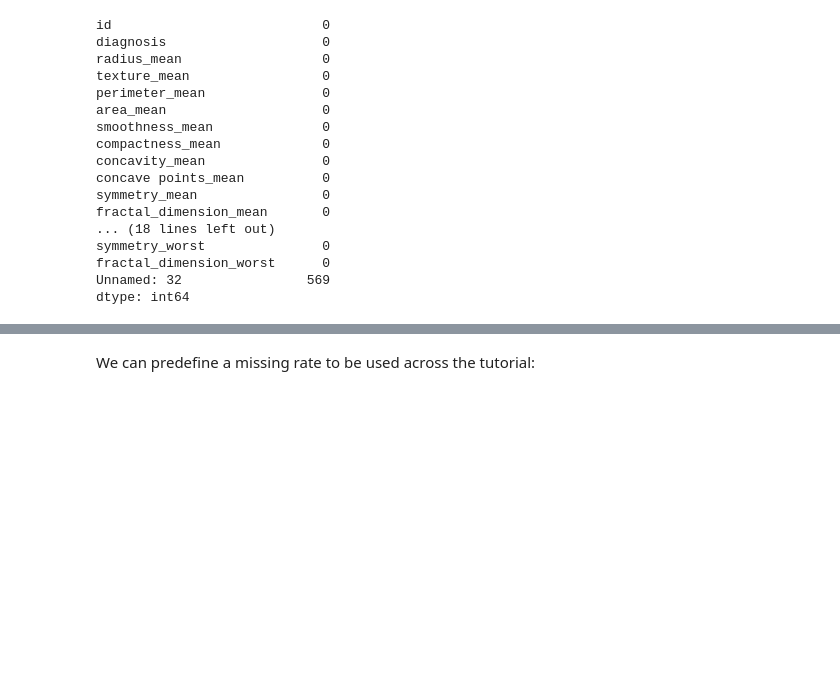
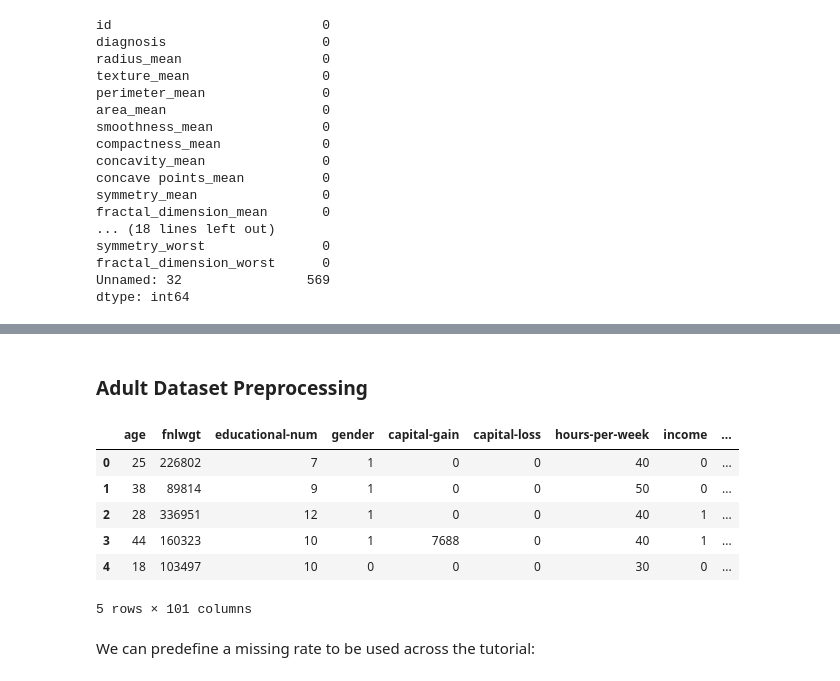
Before and after one commit to up202108724/IAS_4thAssignment, a Jupyter notebook: T04_up202108724.ipynb, the cells around one changed output, grey strips where cells are left out. Drawn from its saved outputs; the diff is of its cells as text; code cells hidden in the pictures; blank space fills up the shorter version.

```diff
--- a/T04_up202108724.ipynb
+++ b/T04_up202108724.ipynb
@@ -79,0 +81,25 @@ breast_cancer_df = breast_cancer_df.iloc[:, :-1]
+# %%
+import pandas as pd
+from sklearn.preprocessing import LabelEncoder
+from sklearn.preprocessing import StandardScaler
+
+# Copy the dataset and remove the last column
+breast_cancer_df = breast_cancer_df.iloc[:, :-1]
+
+# Identify numeric and categorical columns
+numeric_columns = breast_cancer_df.select_dtypes(include=['int64', 'float64']).columns
+categorical_columns = breast_cancer_df.select_dtypes(include=['object', 'category']).columns
+# Initialize StandardScaler
+scaler = StandardScaler()
+
+# Scale the numeric columns
+breast_cancer_df[numeric_columns] = scaler.fit_transform(breast_cancer_df[numeric_columns])
+
+# Initialize LabelEncoder for categorical columns
+label_encoders = {}
+for col in categorical_columns:
+    label_encoders[col] = LabelEncoder()
+    breast_cancer_df[col] = label_encoders[col].fit_transform(breast_cancer_df[col].astype(str))
+
+# Display the processed DataFrame
+breast_cancer_df.head()
@@ -80,3 +114,33 @@ breast_cancer_df = breast_cancer_df.iloc[:, :-1]
+# %% [markdown]
+### Adult Dataset Preprocessing
+# %%
+from sklearn.preprocessing import LabelEncoder, OneHotEncoder
+
+# Identify column types
+binary_columns = [col for col in adult_df.select_dtypes(include=['object', 'category']).columns
+                  if adult_df[col].nunique() == 2]
+non_binary_columns = [col for col in adult_df.select_dtypes(include=['object', 'category']).columns
+                      if adult_df[col].nunique() > 2]
+numeric_columns = adult_df.select_dtypes(include=['int64', 'float64']).columns
+
+# Initialize LabelEncoder for binary columns
+label_encoders = {}
+for col in binary_columns:
+    label_encoders[col] = LabelEncoder()
+    adult_df[col] = label_encoders[col].fit_transform(adult_df[col].astype(str))
+
+# Apply One-Hot Encoding for non-binary columns
+adult_df = pd.get_dummies(adult_df, columns=non_binary_columns, drop_first=True)
+
+adult_df.head()
+# %% [output]
+|  | age | fnlwgt | educational-num | gender | capital-gain | capital-loss | hours-per-week | income | ... |
+| 0 | 25 | 226802 | 7 | 1 | 0 | 0 | 40 | 0 | ... |
+| 1 | 38 | 89814 | 9 | 1 | 0 | 0 | 50 | 0 | ... |
+| 2 | 28 | 336951 | 12 | 1 | 0 | 0 | 40 | 1 | ... |
+| 3 | 44 | 160323 | 10 | 1 | 7688 | 0 | 40 | 1 | ... |
+| 4 | 18 | 103497 | 10 | 0 | 0 | 0 | 30 | 0 | ... |
+5 rows × 101 columns
 # %% [markdown]
 We can predefine a missing rate to be used across the tutorial:
 # %%
```
Also changed, not shown: parts of 37 cells of this notebook.
